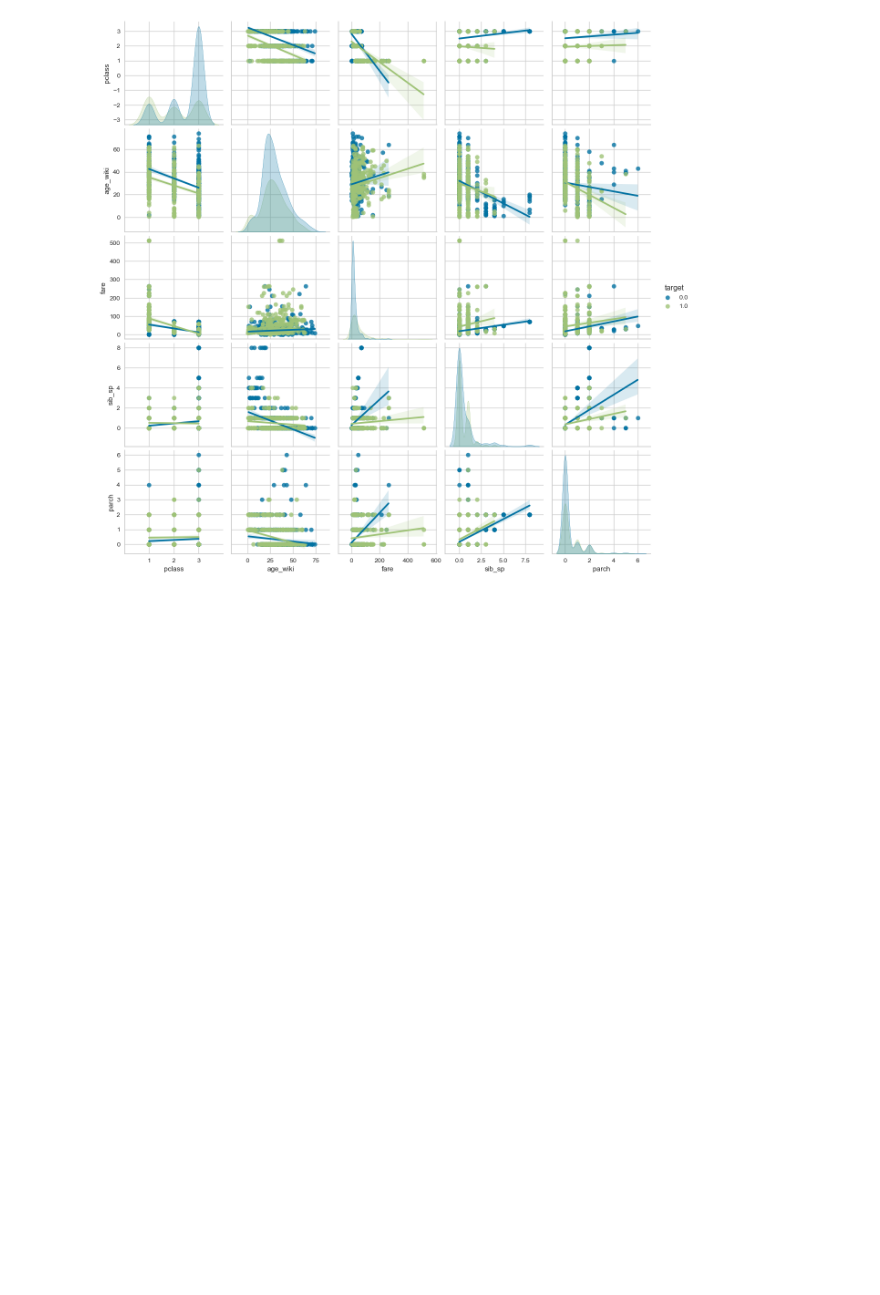
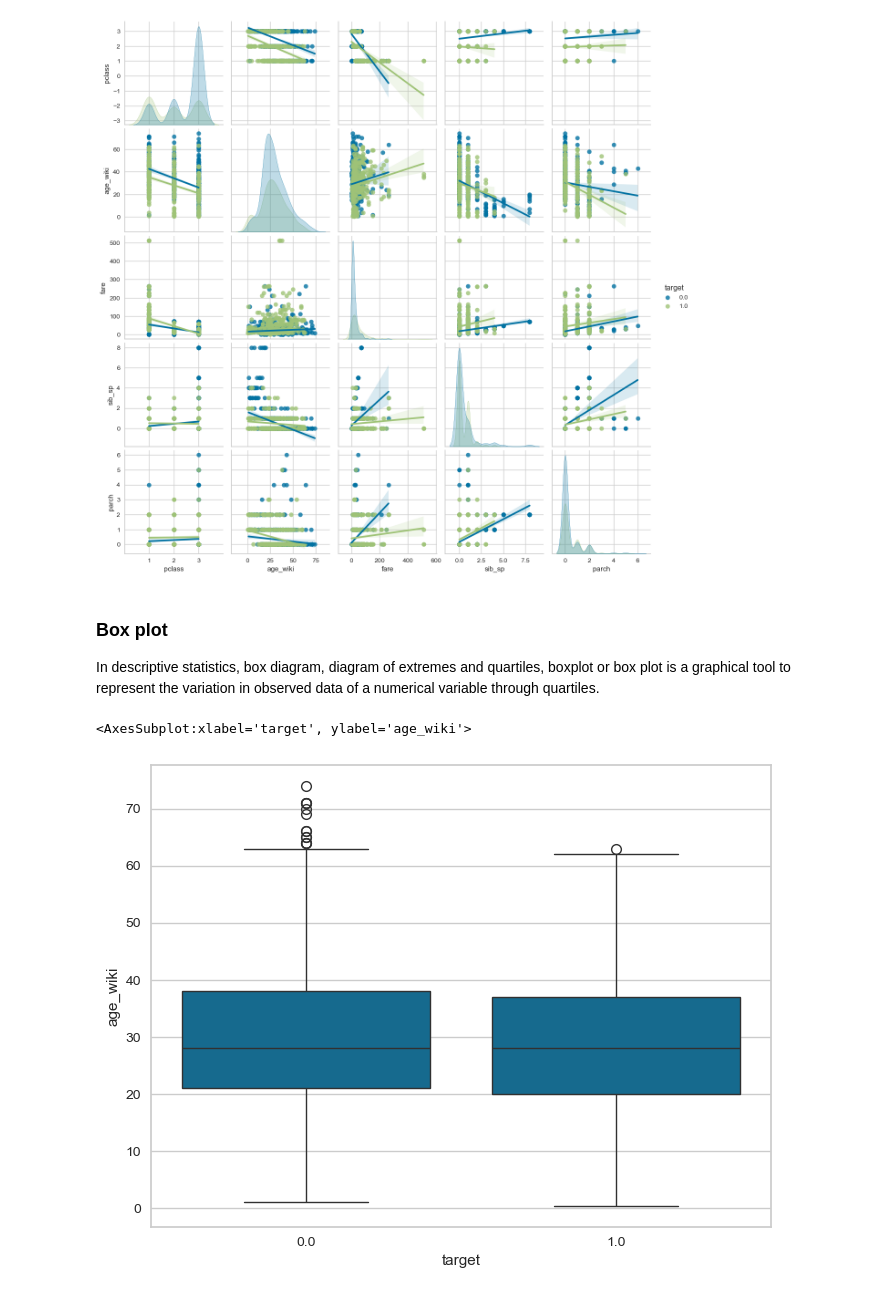
Before and after one commit to DellaCortef/machine-learning-pocket-reference, a Jupyter notebook: data-exploring.ipynb, the cells around one changed output. Drawn from its saved outputs; the diff is of its cells as text; code cells hidden in the pictures; blank space fills up the shorter version.

Commit message:
age_wiki box plot

```diff
--- a/data-exploring.ipynb
+++ b/data-exploring.ipynb
@@ -413,3 +398,18 @@ p = pairplot(
 )
 # %% [output]
 [figure]
+# %% [markdown]
+### Box plot
+
+In descriptive statistics, box diagram, diagram of extremes and quartiles, boxplot or box plot is a graphical tool to represent the variation in observed data of a numerical variable through quartiles.
+# %%
+fig, ax = plt.subplots(figsize = (8, 6))
+
+# copying the X dataframe
+new_df = X.copy()
+
+new_df["target"] = y
+boxplot(x = "target", y = "age_wiki", data = new_df)
+# %% [output]
+<AxesSubplot:xlabel='target', ylabel='age_wiki'>
+[figure, added]
```
Also changed, not shown: parts of 2 cells of this notebook.
